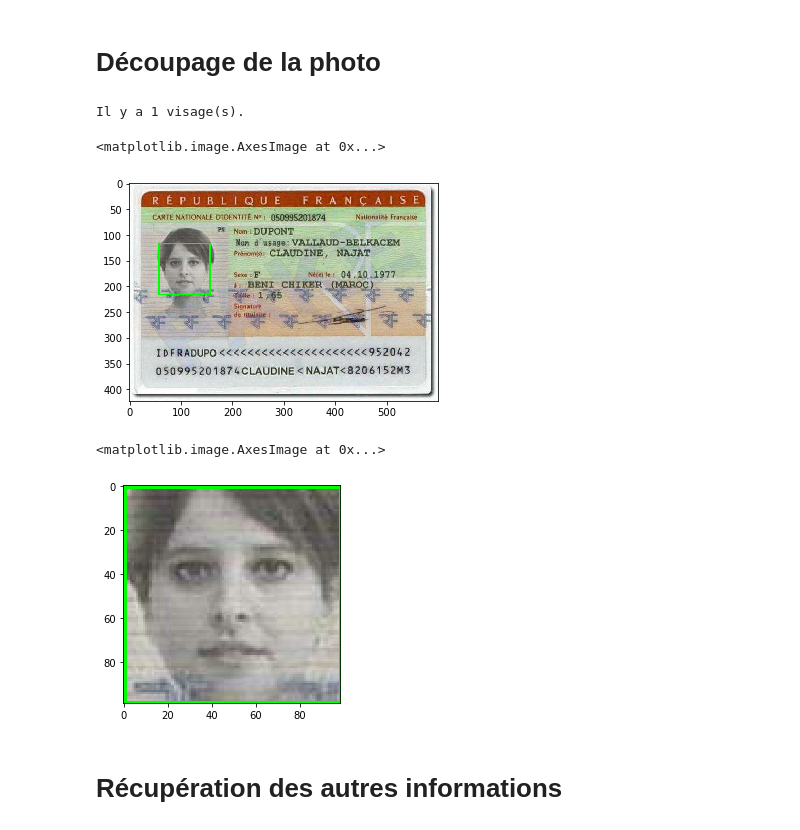
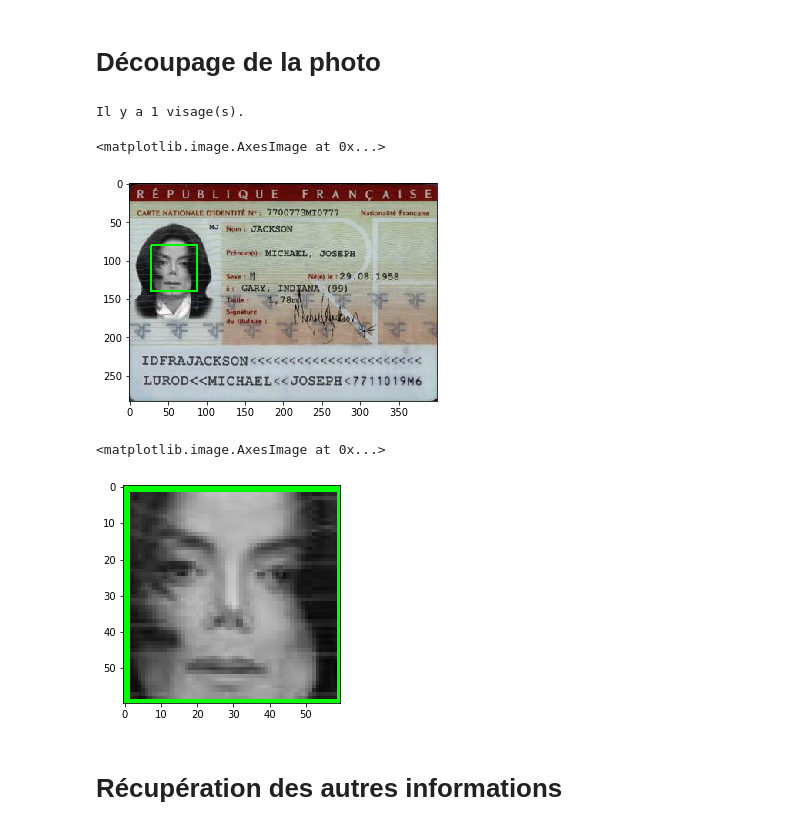
Before and after one commit to hfarner/computer_vision, a Jupyter notebook: CI/Carte_identité.ipynb, the cells around one changed output. Cells and saved outputs as stored; diff of their text form; code cells hidden in the pictures.

```diff
--- a/CI/Carte_identité.ipynb
+++ b/CI/Carte_identité.ipynb
@@ -11,38 +12,39 @@ from matplotlib import pyplot as plt
 # %% [markdown]
 # Découpage de la photo
 # %%
-imagePath = r'ci2.jpg'
+imagePath = r'ci.jpg'
 dirCascadeFiles = r'../opencv/haarcascades_cuda/'
 # Récupération de fichiers préconfigurés : https://github.com/opencv/opencv/tree/3.4/data/haarcascades
 cascadefile = dirCascadeFiles + "haarcascade_frontalface_default.xml"
 classCascade = cv2.CascadeClassifier(cascadefile)
 
 image = cv2.imread(imagePath)
 gray = cv2.cvtColor(image, cv2.COLOR_BGR2GRAY)
 cascadefile = dirCascadeFiles + "haarcascade_frontalface_default.xml"
 classCascade = cv2.CascadeClassifier(cascadefile)
 faces = classCascade.detectMultiScale(
     gray,
     scaleFactor=1.1,
     minNeighbors=5,
     minSize=(30, 30),
     flags = cv2.CASCADE_SCALE_IMAGE
 )
 print("Il y a {0} visage(s).".format(len(faces)))
+# Coordonnées des rectangles des visages détectés (x, y, w, h)
 for (x, y, w, h) in faces:
     cv2.rectangle(image, (x, y), (x+w, y+h), (0, 255, 0), 2)
 
 plt.imshow(image)
 # %% [output]
 Il y a 1 visage(s).
 <matplotlib.image.AxesImage at 0x...>
-[figure, old version]
+[figure, new version]
 # %%
 f = faces[0]
 plt.imshow(image[f[1]:f[1]+f[3], f[0]:f[0]+f[2]])
 # %% [output]
 <matplotlib.image.AxesImage at 0x...>
-[figure, old version]
+[figure, new version]
 # %% [markdown]
 # Récupération des autres informations
 # %% [markdown]
```
Also changed, not shown: parts of 12 cells of this notebook.
